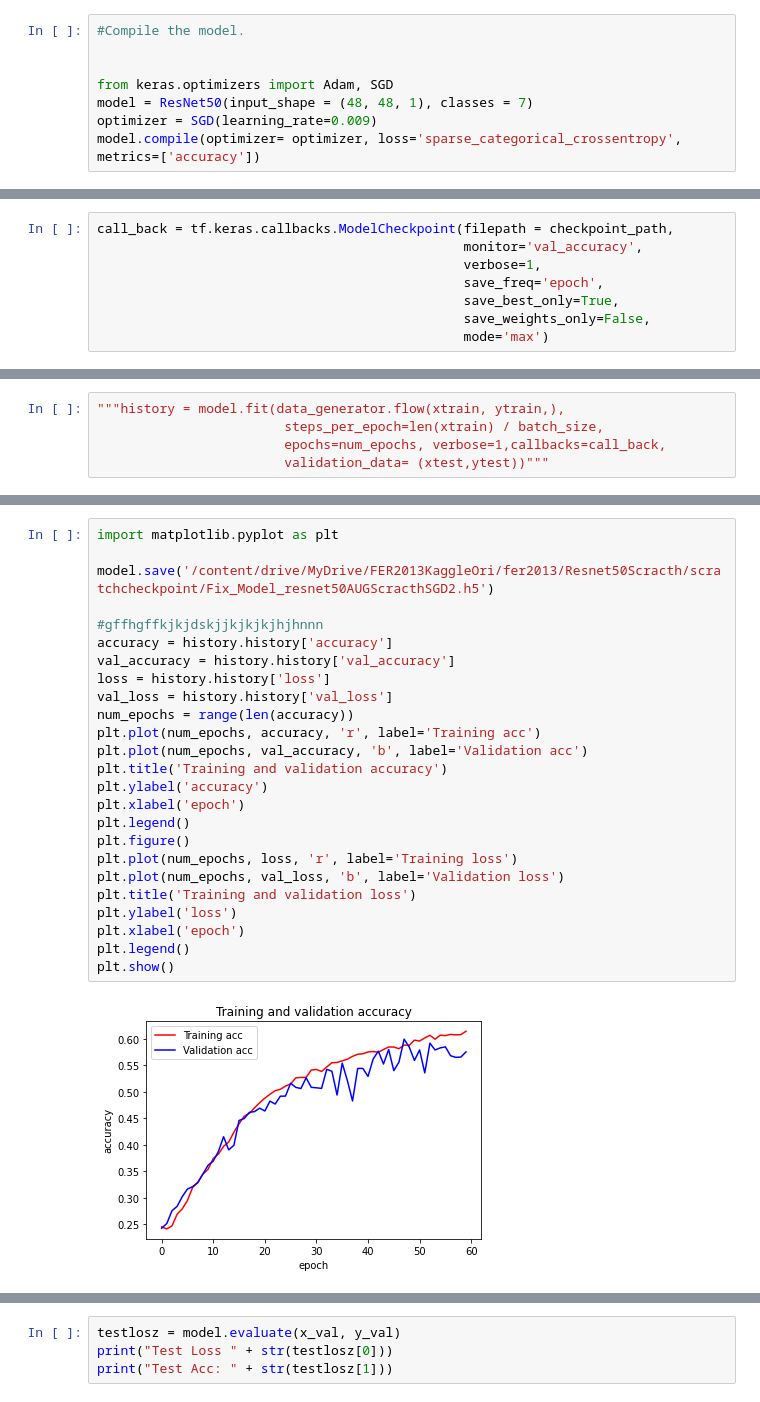
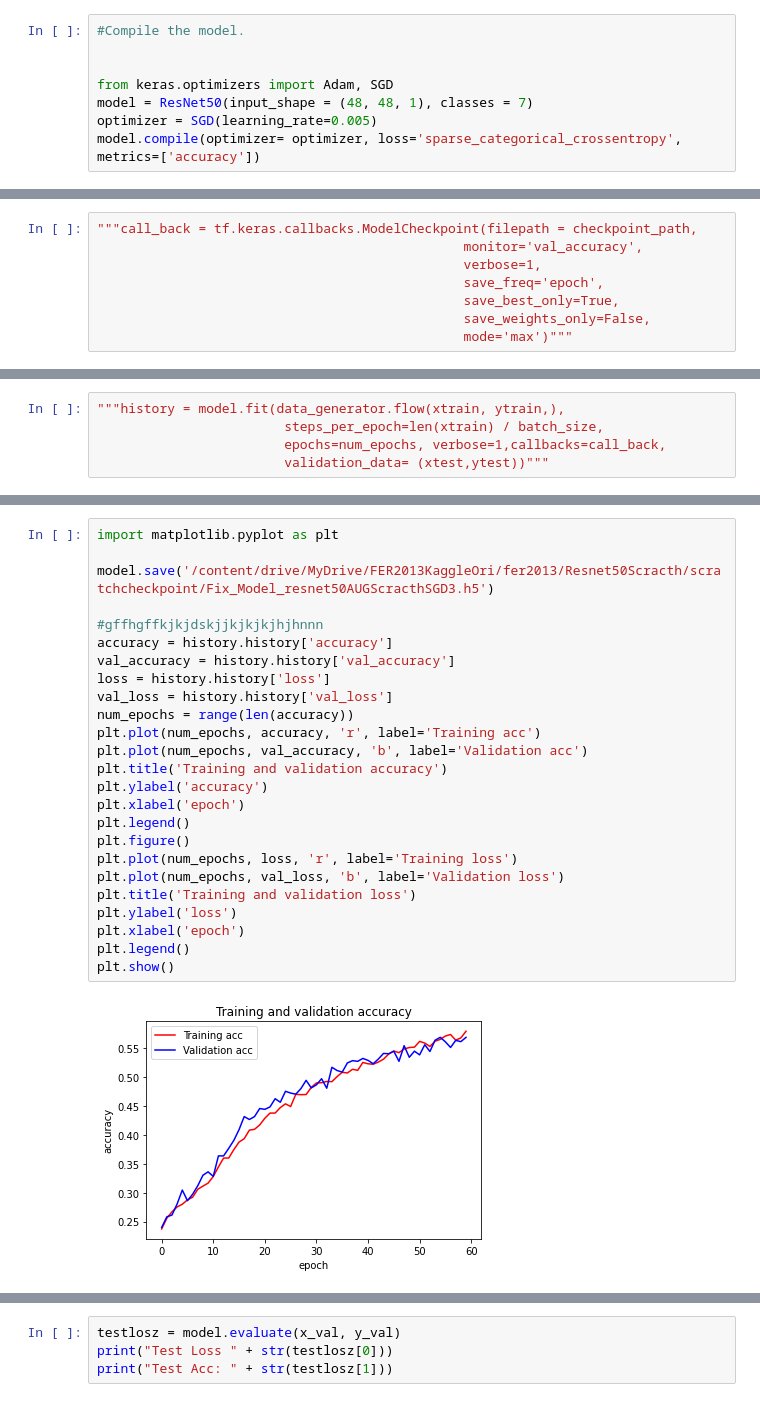
Before and after one commit to senapahlevi/FER2013_Resnet50_WeightNone, a Jupyter notebook: fix/FER2013_Resnet50_weightnone_fixTrainTestVal.ipynb, the cells around one changed output, grey strips where cells are left out. Cells and saved outputs as stored; diff of their text form.

Commit message:
SGD_LR=0.005_BS:64_epochs60_resnet50edit_Aug:rr,sr,ws,hs,zr,hf

```diff
--- a/fix/FER2013_Resnet50_weightnone_fixTrainTestVal.ipynb
+++ b/fix/FER2013_Resnet50_weightnone_fixTrainTestVal.ipynb
@@ -418,7 +420,7 @@ num_classes = 7
 
 from keras.optimizers import Adam, SGD
 model = ResNet50(input_shape = (48, 48, 1), classes = 7)
-optimizer = SGD(learning_rate=0.009)
+optimizer = SGD(learning_rate=0.005)
 model.compile(optimizer= optimizer, loss='sparse_categorical_crossentropy', metrics=['accuracy'])
 # %%
 #kita mau save model callbacks
@@ -432,13 +434,13 @@ except:
 
 checkpoint_path = os.path.join('checkpoint',file_name)"""
 # %%
-call_back = tf.keras.callbacks.ModelCheckpoint(filepath = checkpoint_path,
+"""call_back = tf.keras.callbacks.ModelCheckpoint(filepath = checkpoint_path,
                                                monitor='val_accuracy',
                                                verbose=1,
                                                save_freq='epoch',
                                                save_best_only=True,
                                                save_weights_only=False,
-                                               mode='max')
+                                               mode='max')"""
 # %%
 model.summary()
 # %% [output]
@@ -492,27 +494,27 @@ Epoch 60/60
 # %%
 import matplotlib.pyplot as plt
 
-model.save('/content/drive/MyDrive/FER2013KaggleOri/fer2013/Resnet50Scracth/scratchcheckpoint/Fix_Model_resnet50AUGScracthSGD2.h5')
+model.save('/content/drive/MyDrive/FER2013KaggleOri/fer2013/Resnet50Scracth/scratchcheckpoint/Fix_Model_resnet50AUGScracthSGD3.h5')
 
 #gffhgffkjkjdskjjkjkjkjhjhnnn
 accuracy = history.history['accuracy']
 val_accuracy = history.history['val_accuracy']
 loss = history.history['loss']
 val_loss = history.history['val_loss']
 num_epochs = range(len(accuracy))
 plt.plot(num_epochs, accuracy, 'r', label='Training acc')
 plt.plot(num_epochs, val_accuracy, 'b', label='Validation acc')
 plt.title('Training and validation accuracy')
 plt.ylabel('accuracy')
 plt.xlabel('epoch')
 plt.legend()
 plt.figure()
 plt.plot(num_epochs, loss, 'r', label='Training loss')
 plt.plot(num_epochs, val_loss, 'b', label='Validation loss')
 plt.title('Training and validation loss')
 plt.ylabel('loss')
 plt.xlabel('epoch')
 plt.legend()
 plt.show()
 # %% [output]
-[figure, old version]
+[figure, new version]
```
Also changed, not shown: parts of 8 cells of this notebook.
